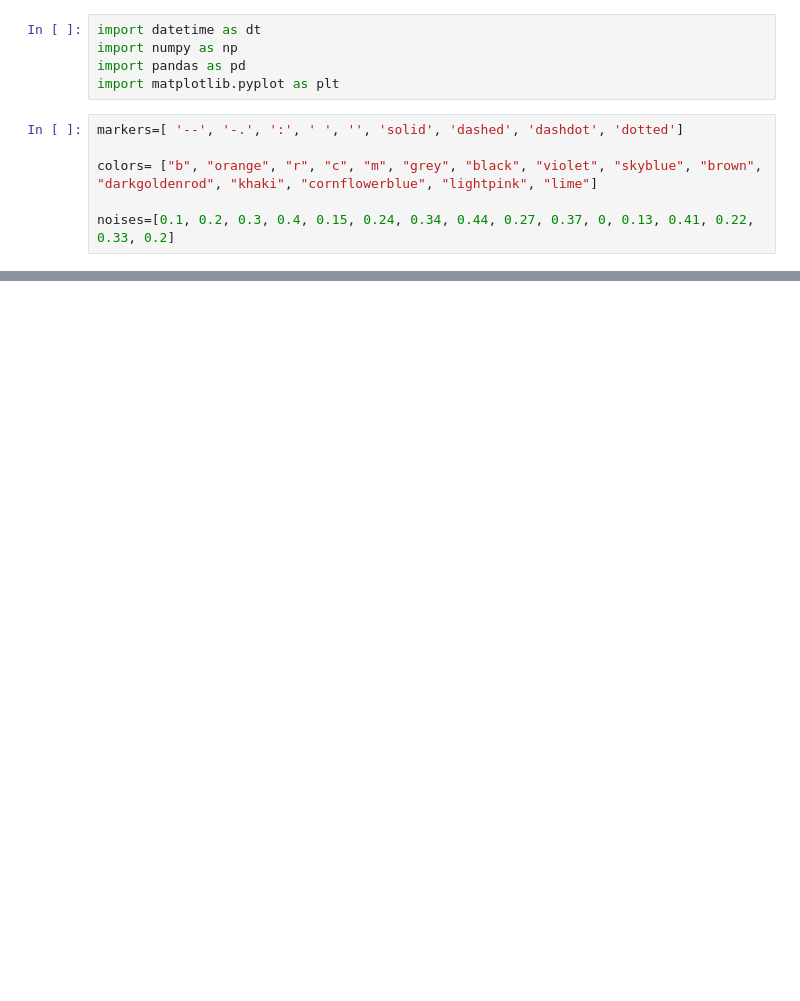
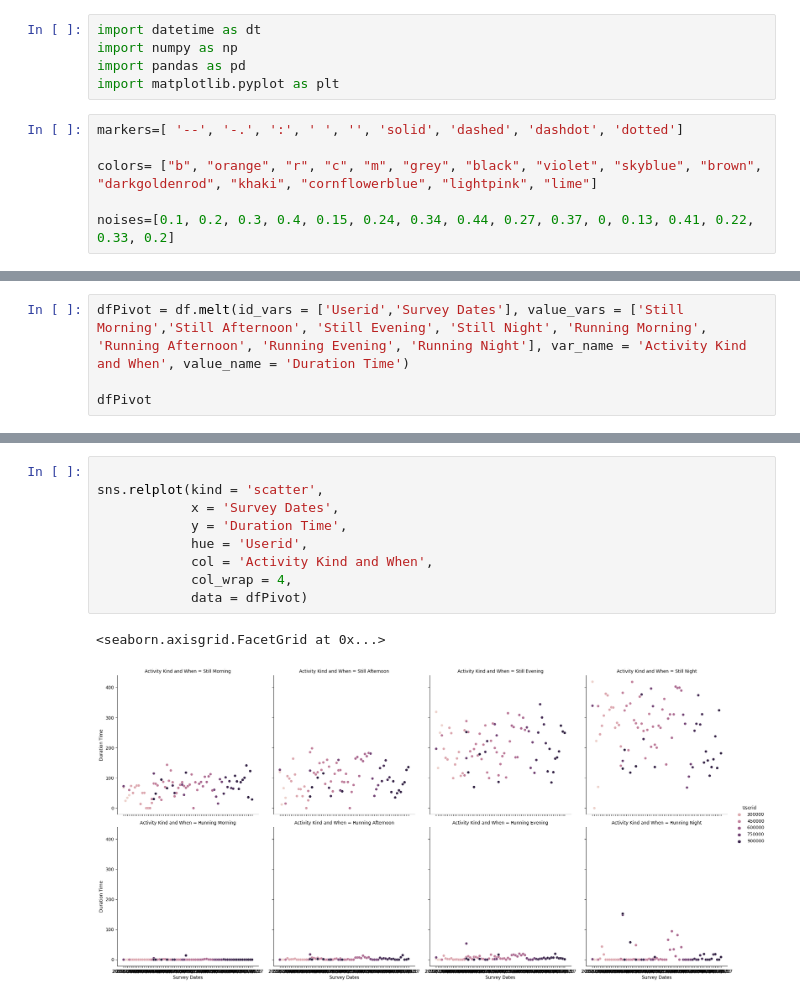
Before and after one commit to zhuyingw/ADHD-Prediction, a Jupyter notebook: featureVisual.ipynb, the cells around one changed output, grey strips where cells are left out. Drawn from its saved outputs; the diff is of its cells as text; blank space fills up the shorter version.

```diff
--- a/featureVisual.ipynb
+++ b/featureVisual.ipynb
@@ -87,0 +75,4 @@ import matplotlib.pyplot as plt
+# %%
+dfPivot = df.melt(id_vars = ['Userid','Survey Dates'], value_vars = ['Still Morning','Still Afternoon', 'Still Evening', 'Still Night', 'Running Morning', 'Running Afternoon', 'Running Evening', 'Running Night'], var_name = 'Activity Kind and When', value_name = 'Duration Time')
+
+dfPivot
@@ -87,0 +93,12 @@ import matplotlib.pyplot as plt
+# %%
+
+sns.relplot(kind = 'scatter',
+            x = 'Survey Dates',
+            y = 'Duration Time',
+            hue = 'Userid',
+            col = 'Activity Kind and When',
+            col_wrap = 4,
+            data = dfPivot)
+# %% [output]
+<seaborn.axisgrid.FacetGrid at 0x...>
+[figure, added]
```
Also changed, not shown: parts of 8 cells of this notebook, 2 other files.
